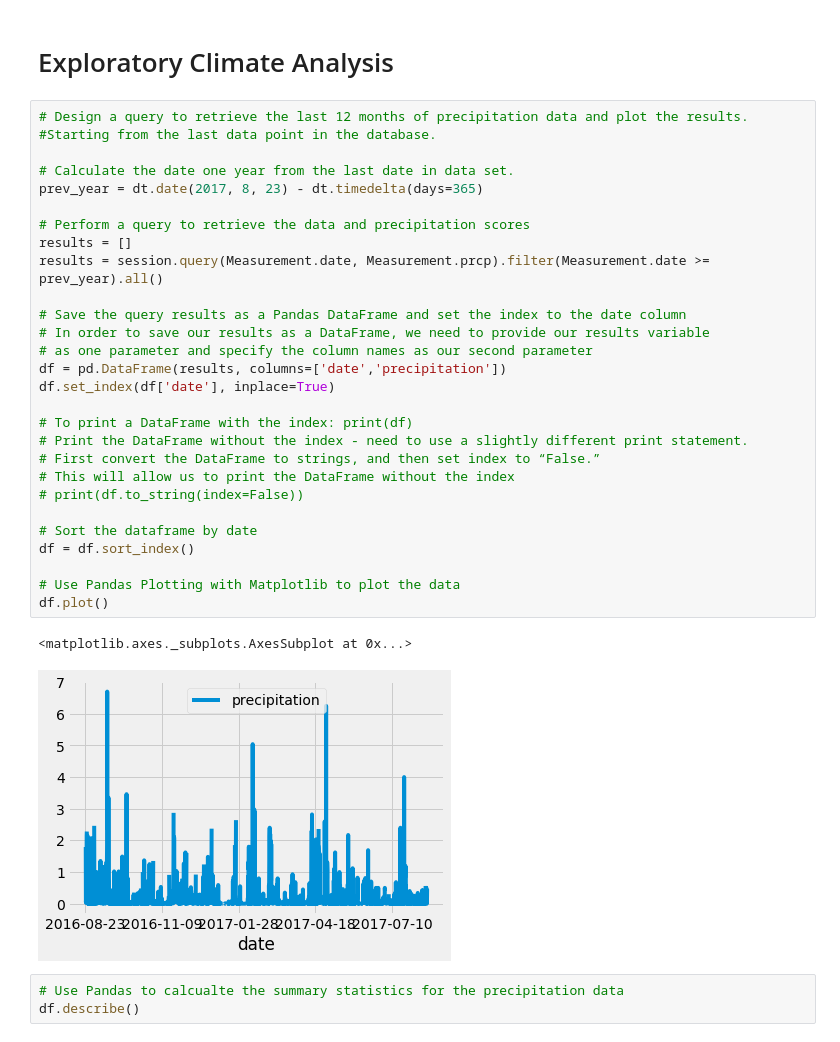
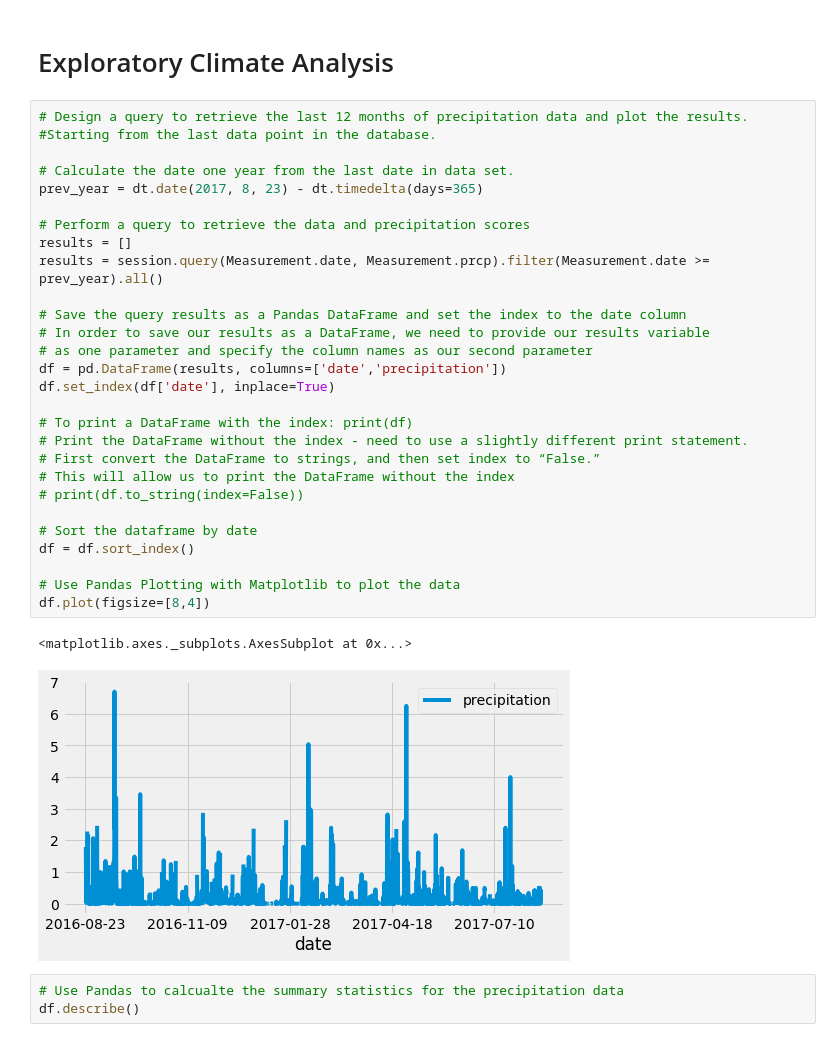
Before and after one commit to kenwelsh/surfs_up, a Jupyter notebook: climate_analysis.ipynb, the cells around one changed output. Drawn from its saved outputs; the diff is of its cells as text.

```diff
--- a/climate_analysis.ipynb
+++ b/climate_analysis.ipynb
@@ -41,34 +51,34 @@ session = Session(engine)
 # %%
 # Design a query to retrieve the last 12 months of precipitation data and plot the results.
 #Starting from the last data point in the database.
 
 # Calculate the date one year from the last date in data set.
 prev_year = dt.date(2017, 8, 23) - dt.timedelta(days=365)
 
 # Perform a query to retrieve the data and precipitation scores
 results = []
 results = session.query(Measurement.date, Measurement.prcp).filter(Measurement.date >= prev_year).all()
 
 # Save the query results as a Pandas DataFrame and set the index to the date column
 # In order to save our results as a DataFrame, we need to provide our results variable
 # as one parameter and specify the column names as our second parameter
 df = pd.DataFrame(results, columns=['date','precipitation'])
 df.set_index(df['date'], inplace=True)
 
 # To print a DataFrame with the index: print(df)
 # Print the DataFrame without the index - need to use a slightly different print statement.
 # First convert the DataFrame to strings, and then set index to “False.”
 # This will allow us to print the DataFrame without the index
 # print(df.to_string(index=False))
 
 # Sort the dataframe by date
 df = df.sort_index()
 
 # Use Pandas Plotting with Matplotlib to plot the data
-df.plot()
+df.plot(figsize=[8,4])
 # %% [output]
 <matplotlib.axes._subplots.AxesSubplot at 0x...>
-[figure, old version]
+[figure, new version]
 # %%
 # Use Pandas to calcualte the summary statistics for the precipitation data
 df.describe()
```
Also changed, not shown: parts of 11 cells of this notebook, 6 other files.
